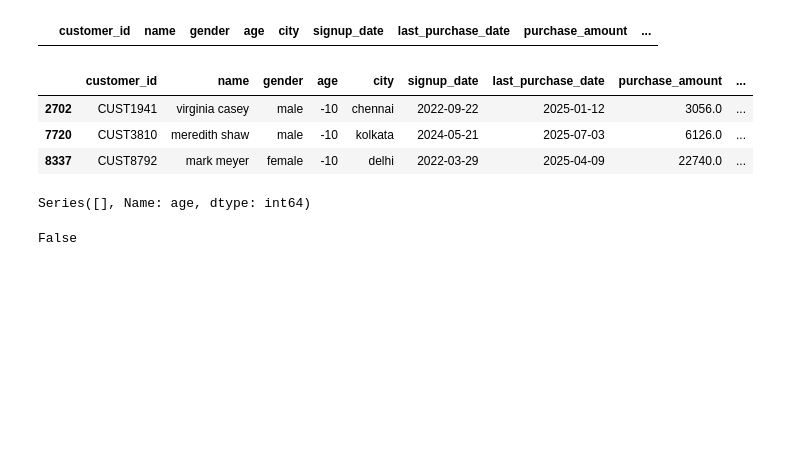
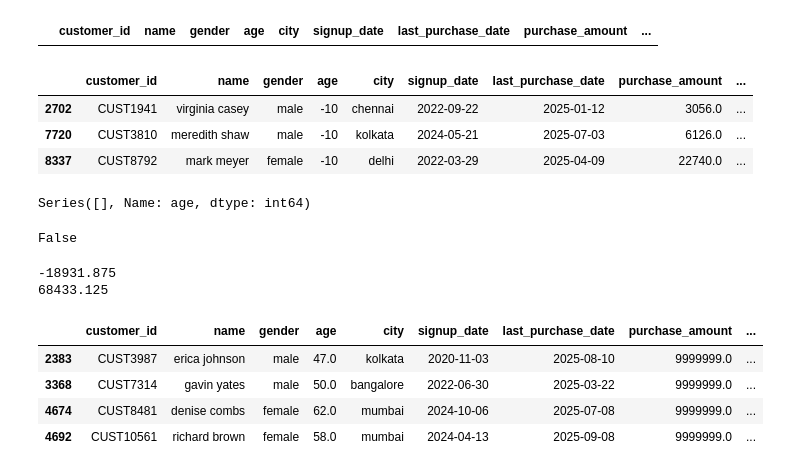
Before and after one commit to Arijit-Das-dev/Master-Data-Cleaning, a Jupyter notebook: notebooks/customers_sales.ipynb, the cells around one changed output. Saved outputs shown, nothing was run; the diff lists cells and outputs as text; code cells hidden in the pictures; blank space fills up the shorter version.

```diff
--- a/notebooks/customers_sales.ipynb
+++ b/notebooks/customers_sales.ipynb
@@ -557,3 +557,27 @@ df.loc[upper_mask, 'age'] = upper_limit
 print(is_outlier(col='age', df=df))
 # %% [output]
 False
+# %%
+# purchase_amount
+Q1 = df['purchase_amount'].quantile(0.25)   # 25th quantile
+Q2 = df['purchase_amount'].median()         # Median
+Q3 = df['purchase_amount'].quantile(0.75)   # 75th quantile
+
+IQR = Q3 - Q1   # Inter Quartile Range
+
+lower_limit = Q1 - (IQR * 1.5)  # lower limit
+print(lower_limit)
+upper_limit = Q3 + (IQR * 1.5)  # upper limit
+print(upper_limit)
+# %% [output]
+-18931.875
+68433.125
+# %%
+# upper limit
+df.loc[df['purchase_amount'] > upper_limit]
+# %% [output]
+|  | customer_id | name | gender | age | city | signup_date | last_purchase_date | purchase_amount | ... |
+| 2383 | CUST3987 | erica johnson | male | 47.0 | kolkata | 2020-11-03 | 2025-08-10 | 9999999.0 | ... |
+| 3368 | CUST7314 | gavin yates | male | 50.0 | bangalore | 2022-06-30 | 2025-03-22 | 9999999.0 | ... |
+| 4674 | CUST8481 | denise combs | female | 62.0 | mumbai | 2024-10-06 | 2025-07-08 | 9999999.0 | ... |
+| 4692 | CUST10561 | richard brown | female | 58.0 | mumbai | 2024-04-13 | 2025-09-08 | 9999999.0 | ... |
```
Also changed, not shown: parts of 14 cells of this notebook, 1 other file.
